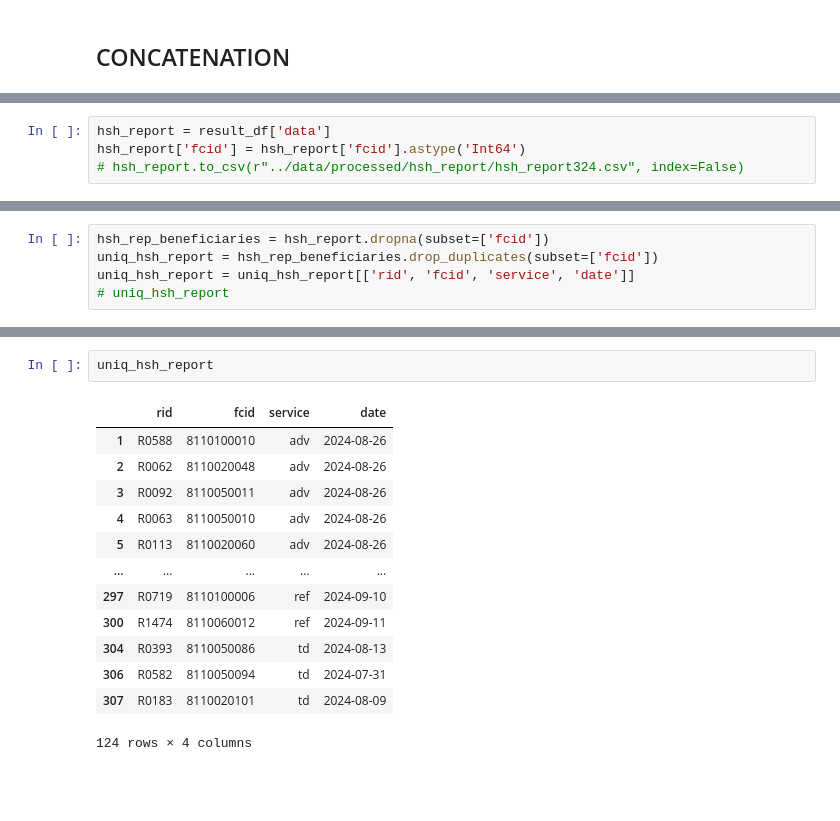
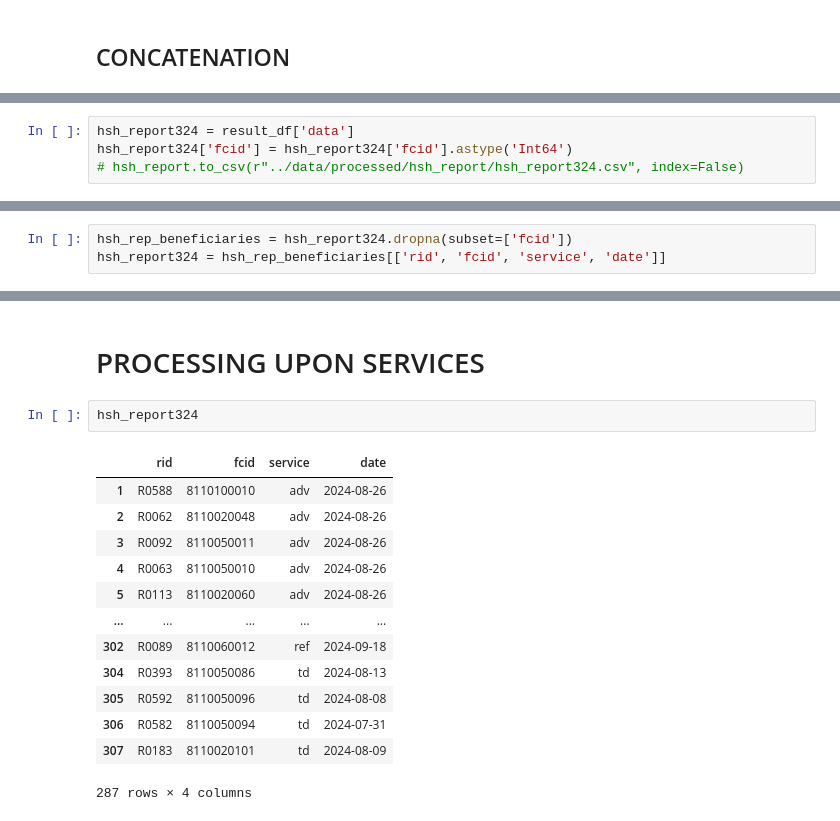
Before and after one commit to ModarYaghi/fc-performeter, a Jupyter notebook: notebooks/concatenation.ipynb, the cells around one changed output, grey strips where cells are left out. Drawn from its saved outputs; the diff is of its cells as text; blank space fills up the shorter version.

```diff
--- a/notebooks/concatenation.ipynb
+++ b/notebooks/concatenation.ipynb
@@ -38,5 +43,5 @@ result_df = read_and_concatenate_datasets(
 # %%
-hsh_report = result_df['data']
-hsh_report['fcid'] = hsh_report['fcid'].astype('Int64')
+hsh_report324 = result_df['data']
+hsh_report324['fcid'] = hsh_report324['fcid'].astype('Int64')
 # hsh_report.to_csv(r"../data/processed/hsh_report/hsh_report324.csv", index=False)
 # %%
@@ -56,7 +61,5 @@ hsh_report
 | 317 | R0898 | <NA> | trw | 2024-09-30 | NaN | NaN | NaN | ... |
 318 rows × 18 columns
 # %%
-hsh_rep_beneficiaries = hsh_report.dropna(subset=['fcid'])
-uniq_hsh_report = hsh_rep_beneficiaries.drop_duplicates(subset=['fcid'])
-uniq_hsh_report = uniq_hsh_report[['rid', 'fcid', 'service', 'date']]
-# uniq_hsh_report
+hsh_rep_beneficiaries = hsh_report324.dropna(subset=['fcid'])
+hsh_report324 = hsh_rep_beneficiaries[['rid', 'fcid', 'service', 'date']]
@@ -63,16 +82,18 @@ uniq_hsh_report = uniq_hsh_report[['rid', 'fcid', 'service', 'date']]
+# %% [markdown]
+# PROCESSING UPON SERVICES
 # %%
-uniq_hsh_report
+hsh_report324
 # %% [output]
 |  | rid | fcid | service | date |
 | 1 | R0588 | 8110100010 | adv | 2024-08-26 |
 | 2 | R0062 | 8110020048 | adv | 2024-08-26 |
 | 3 | R0092 | 8110050011 | adv | 2024-08-26 |
 | 4 | R0063 | 8110050010 | adv | 2024-08-26 |
 | 5 | R0113 | 8110020060 | adv | 2024-08-26 |
 | ... | ... | ... | ... | ... |
-| 297 | R0719 | 8110100006 | ref | 2024-09-10 |
-| 300 | R1474 | 8110060012 | ref | 2024-09-11 |
+| 302 | R0089 | 8110060012 | ref | 2024-09-18 |
 | 304 | R0393 | 8110050086 | td | 2024-08-13 |
+| 305 | R0592 | 8110050096 | td | 2024-08-08 |
 | 306 | R0582 | 8110050094 | td | 2024-07-31 |
 | 307 | R0183 | 8110020101 | td | 2024-08-09 |
-124 rows × 4 columns
+287 rows × 4 columns
```
Also changed, not shown: parts of 25 cells of this notebook, 3 other files.
